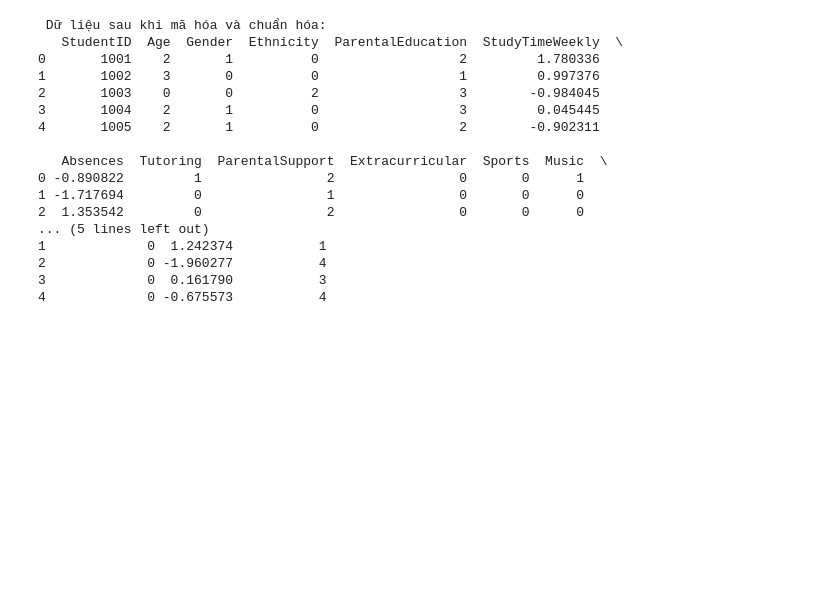
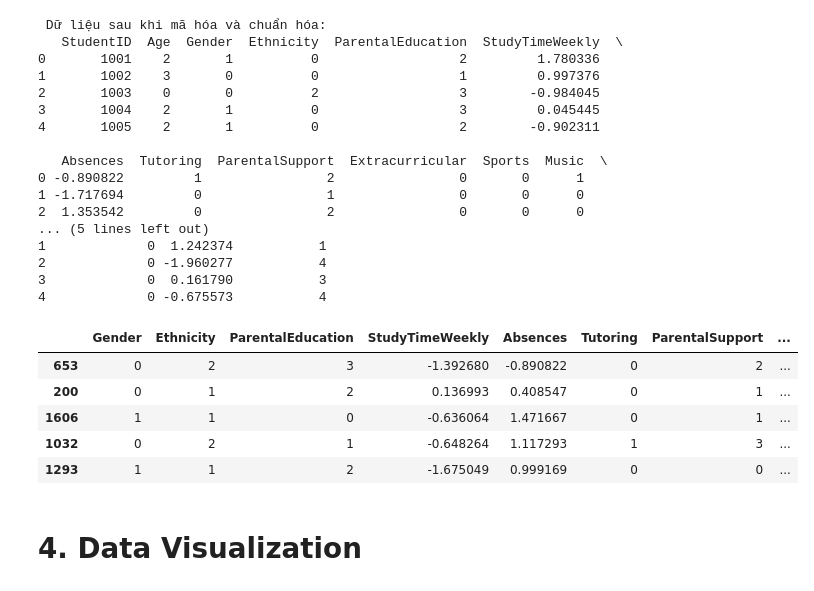
Before and after one commit to new9xboy-DTD/ADY201m-FinalProject, a Jupyter notebook: ADY201m-Project-Team1.ipynb, the cells around one changed output. Saved outputs shown, nothing was run; the diff lists cells and outputs as text; code cells hidden in the pictures; blank space fills up the shorter version.

```diff
--- a/ADY201m-Project-Team1.ipynb
+++ b/ADY201m-Project-Team1.ipynb
@@ -137,14 +100,14 @@ Kiểm tra dữ liệu có ô nào null không: False
     - Điều chỉnh tỷ lệ các cột số để đảm bảo rằng các số lớn có tác động tương đương đến mô hình của chúng ta như các số nhỏ
 # %%
 #Xác định cột số và cột phân loại
-columns = list(pf.columns)
+columns = list(df.columns)
 
 categoric_columns = []
 numeric_columns = []
 
 for col in columns:
     # Nếu cột có hơn 5 giá trị khác nhau => xem là numeric
-    if len(pf[col].unique()) > 5:
+    if len(df[col].unique()) > 5:
         numeric_columns.append(col)
     else:
         categoric_columns.append(col)
@@ -165,9 +128,6 @@ print(categoric_columns)
  Categorical features:
 ['Age', 'Gender', 'Ethnicity', 'ParentalEducation', 'Tutoring', 'ParentalSupport', 'Extracurricular', 'Sports', 'Music', 'Volunteering', 'GradeClass']
 # %%
-# Tạo bản sao để tránh ghi đè dữ liệu gốc
-df = pf.copy()
-
 # Encode categorical features bằng LabelEncoder
 label_encoder = LabelEncoder()
 for column in categoric_columns:
@@ -201,9 +161,20 @@ print(df.head())
 # %%
 # Xác định biến mục tiêu (target feature)
 X = df.drop(columns=['GradeClass', 'GPA', 'StudentID', 'Age'])
 y = df['GradeClass']
 
 # Train/test (80% train, 20% test)
 X_train, X_test, y_train, y_test = train_test_split(
     X, y, test_size=0.2, stratify=y, random_state=42
 )
+
+X_train.head()
+# %% [output]
+|  | Gender | Ethnicity | ParentalEducation | StudyTimeWeekly | Absences | Tutoring | ParentalSupport | ... |
+| 653 | 0 | 2 | 3 | -1.392680 | -0.890822 | 0 | 2 | ... |
+| 200 | 0 | 1 | 2 | 0.136993 | 0.408547 | 0 | 1 | ... |
+| 1606 | 1 | 1 | 0 | -0.636064 | 1.471667 | 0 | 1 | ... |
+| 1032 | 0 | 2 | 1 | -0.648264 | 1.117293 | 1 | 3 | ... |
+| 1293 | 1 | 1 | 2 | -1.675049 | 0.999169 | 0 | 0 | ... |
+# %% [markdown]
+# 4. Data Visualization
```
Also changed, not shown: parts of 8 cells of this notebook.
